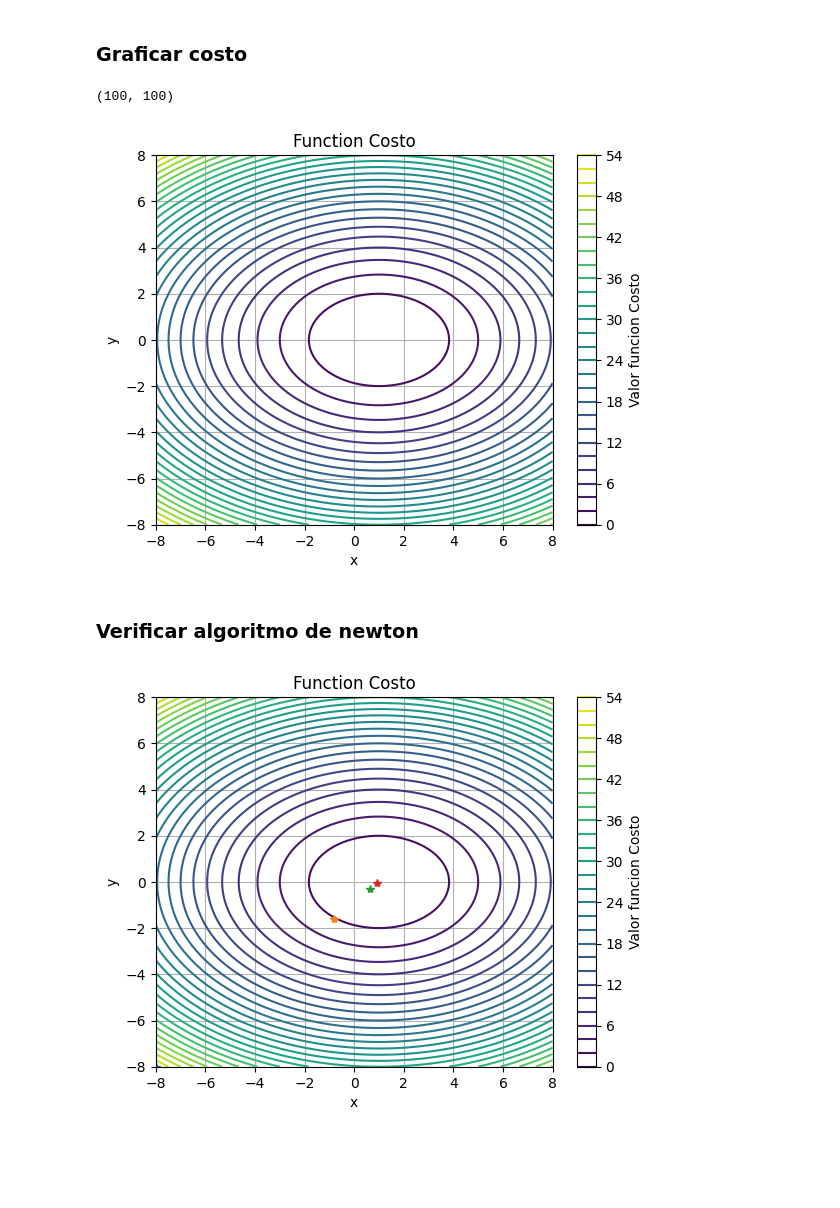
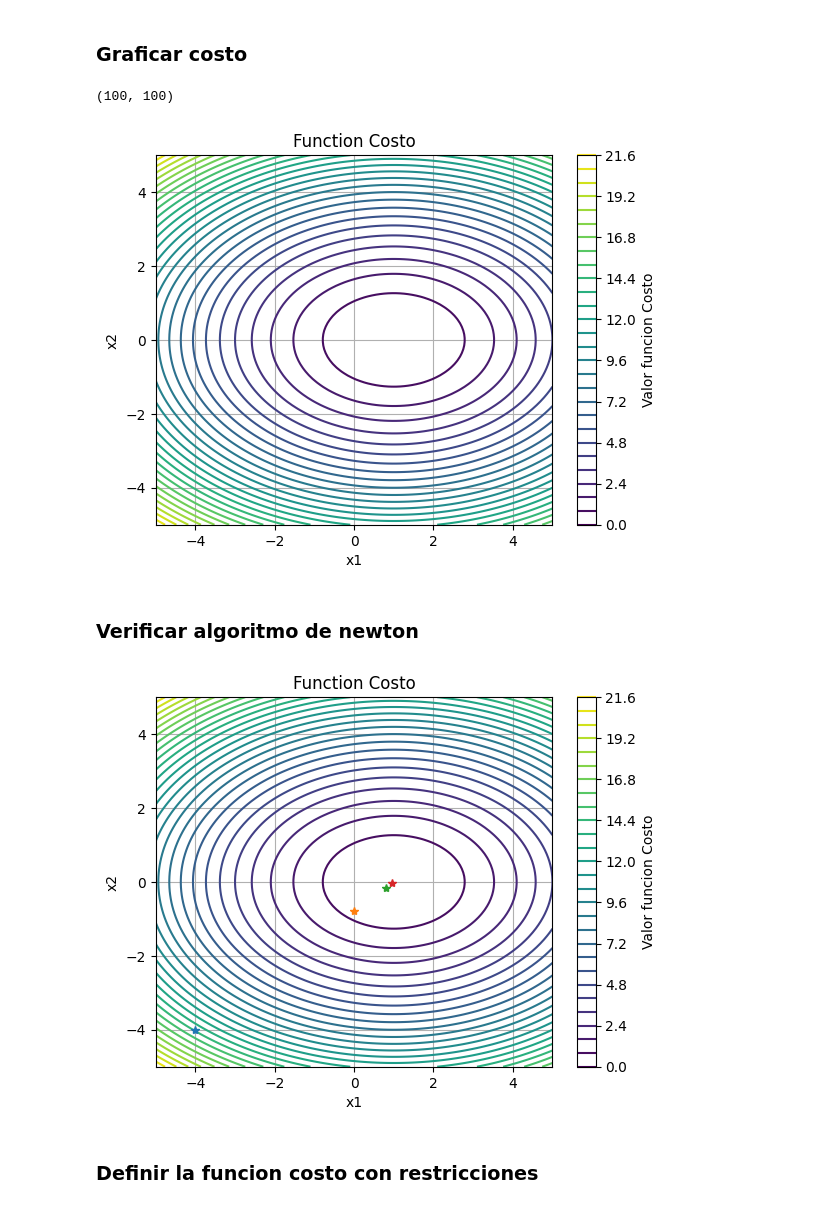
Before and after one commit to lfrecalde1/Optimization_Course, a Jupyter notebook: Optimization/Optimization_2.ipynb, the cells around one changed output. Saved outputs shown, nothing was run; the diff lists cells and outputs as text; code cells hidden in the pictures; blank space fills up the shorter version.

```diff
--- a/Optimization/Optimization_2.ipynb
+++ b/Optimization/Optimization_2.ipynb
@@ -247,22 +247,22 @@ print(H)
 # %% [markdown]
 ### Graficar costo
 # %%
-xlist = np.linspace(-8.0, 8.0, 100)
-ylist = np.linspace(-8.0, 8.0, 100)
+xlist = np.linspace(-5.0, 5.0, 100)
+ylist = np.linspace(-5.0, 5.0, 100)
 X, Y = np.meshgrid(xlist, ylist)
 Z = np.array([[f(np.array([x_val, y_val])) for x_val, y_val in zip(x_row, y_row)] for x_row, y_row in zip(X, Y)])
 Z = Z.reshape((Z.shape[0], Z.shape[1]))
 print(Z.shape)
 plt.contour(X, Y, Z, levels=30)
-plt.xlabel('x')
-plt.ylabel('y')
+plt.xlabel('x1')
+plt.ylabel('x2')
 plt.title('Function Costo')
 plt.colorbar(label='Valor funcion Costo')
 plt.grid(True)
 plt.show()
 # %% [output]
 (100, 100)
-[figure, old version]
+[figure, new version]
 # %%
 def newton_step(x0, f, dfdx, d2fd2x):
     # Newton algorithm n dimensional case
@@ -283,30 +283,32 @@ def newton_step(x0, f, dfdx, d2fd2x):
 ### Verificar algoritmo de newton
 # %%
 # Initial values
-xguess = np.array([-8, -8])
+xguess = np.array([-4, -4])
 f_guess = f(xguess)
 plt.contour(X, Y, Z, levels=30)
 plt.plot(xguess[0],xguess[1], '*')
-plt.xlabel('x')
-plt.ylabel('y')
+plt.xlabel('x1')
+plt.ylabel('x2')
 plt.title('Function Costo')
 plt.colorbar(label='Valor funcion Costo')
 plt.grid(True)
 
 
 # Update values based on Newton
 # 1st Update
 xguess = newton_step(xguess, f, df_dx, d2f_d2x)
 plt.plot(xguess[0],xguess[1], '*')
 
 # 2nd update
 xguess = newton_step(xguess, f, df_dx, d2f_d2x)
 plt.plot(xguess[0],xguess[1], '*')
 
 # 3rd update
 xguess = newton_step(xguess, f, df_dx, d2f_d2x)
 plt.plot(xguess[0],xguess[1], '*')
 
 plt.show()
 # %% [output]
-[figure, old version]
+[figure, new version]
+# %% [markdown]
+### Definir la funcion costo con restricciones
```
Also changed, not shown: parts of 7 cells of this notebook.
